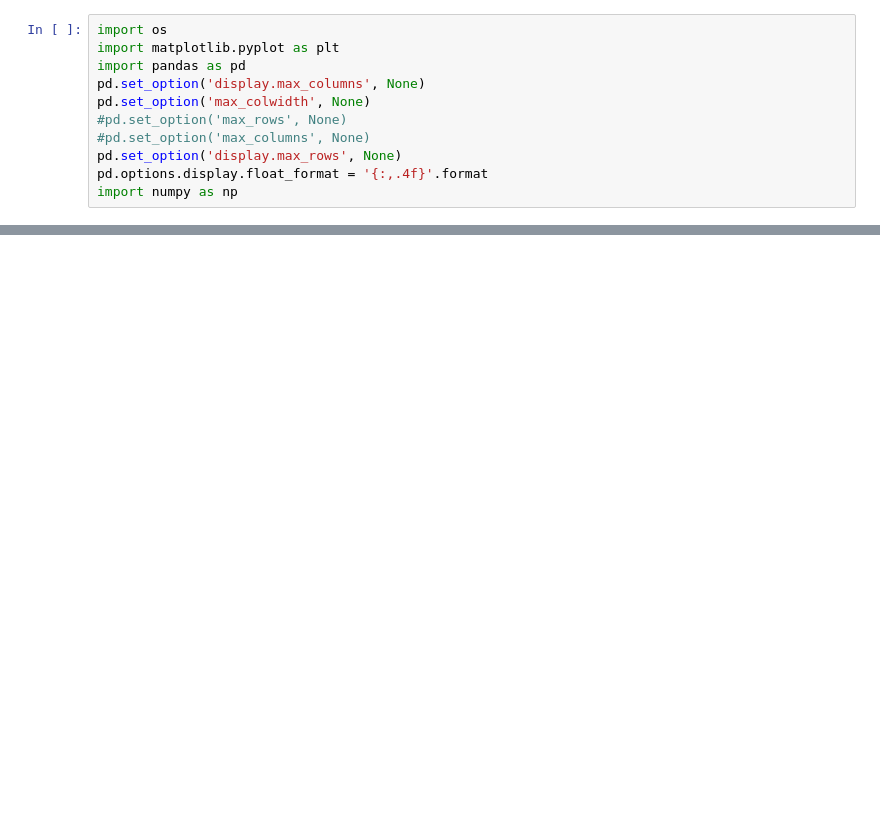
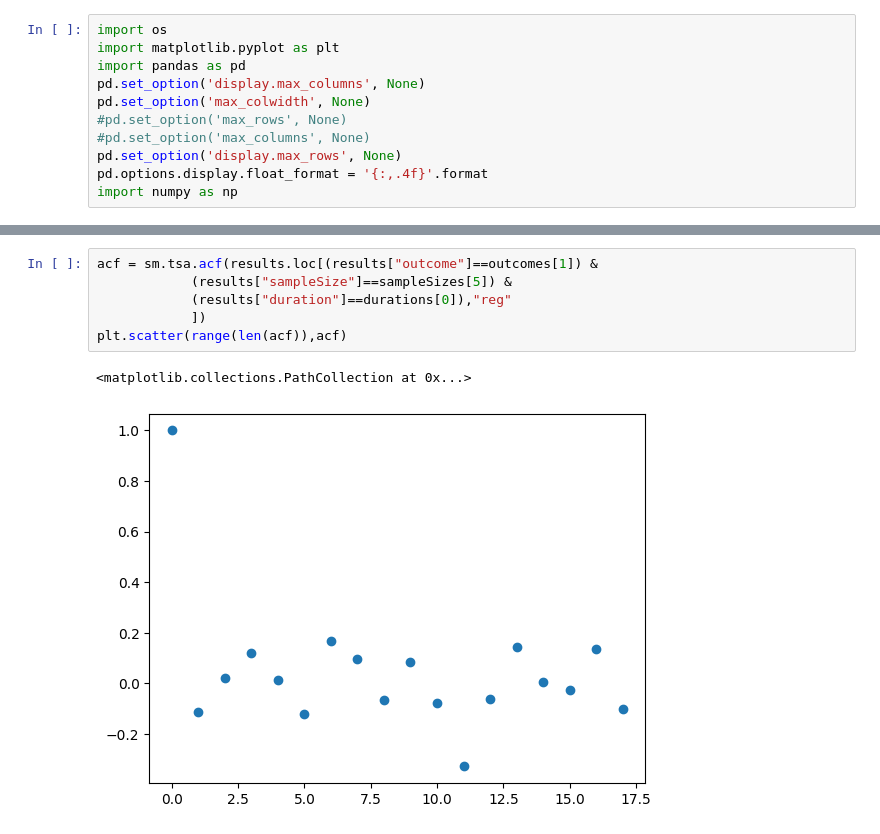
Before and after one commit to deligkaris/microsimNotebooks, a Jupyter notebook: convergenceOfTrialsetResults.ipynb, the cells around one changed output, grey strips where cells are left out. Cells and saved outputs as stored; diff of their text form; blank space fills up the shorter version.

```diff
--- a/convergenceOfTrialsetResults.ipynb
+++ b/convergenceOfTrialsetResults.ipynb
@@ -49,0 +156,9 @@ results.loc[results["sampleSize"]==50000].head(50)
+# %%
+acf = sm.tsa.acf(results.loc[(results["outcome"]==outcomes[1]) &
+            (results["sampleSize"]==sampleSizes[5]) &
+            (results["duration"]==durations[0]),"reg"
+            ])
+plt.scatter(range(len(acf)),acf)
+# %% [output]
+<matplotlib.collections.PathCollection at 0x...>
+[figure, added]
```
Also changed, not shown: parts of 21 cells of this notebook, 4 other files.
